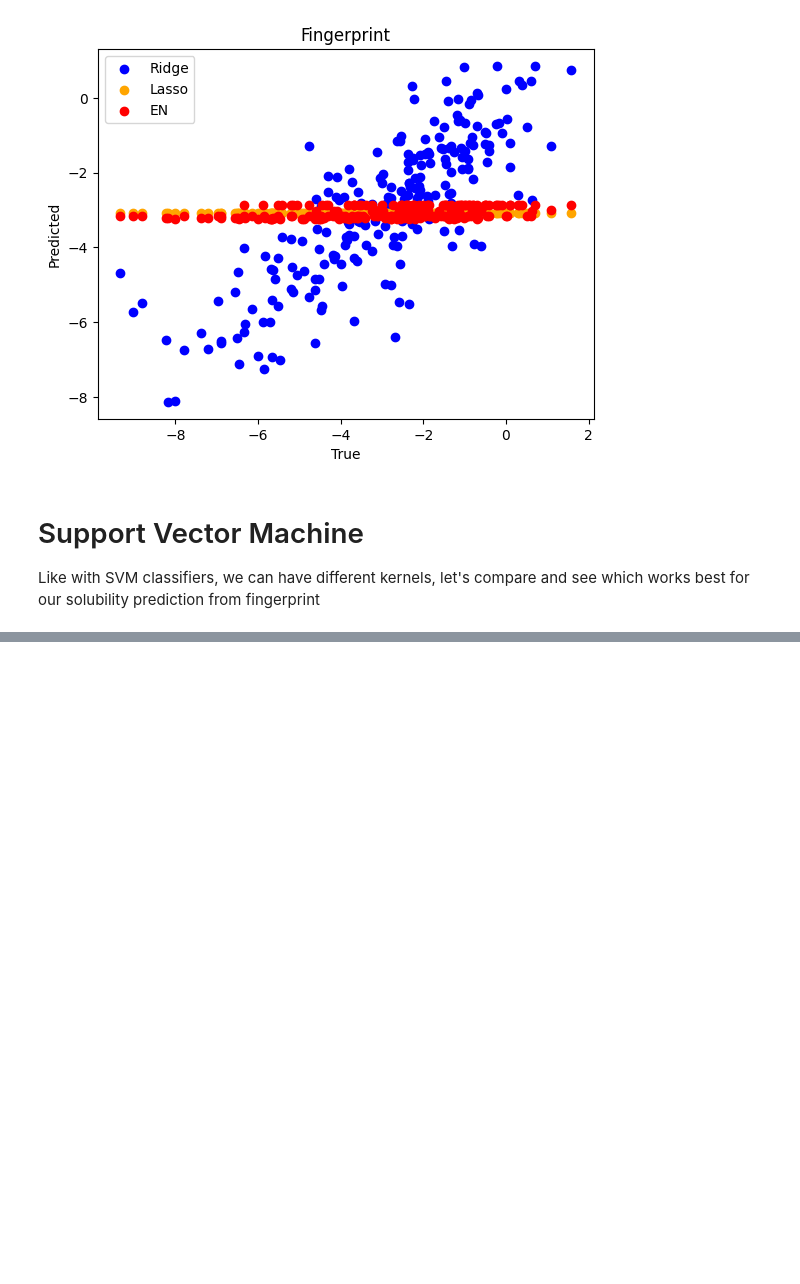
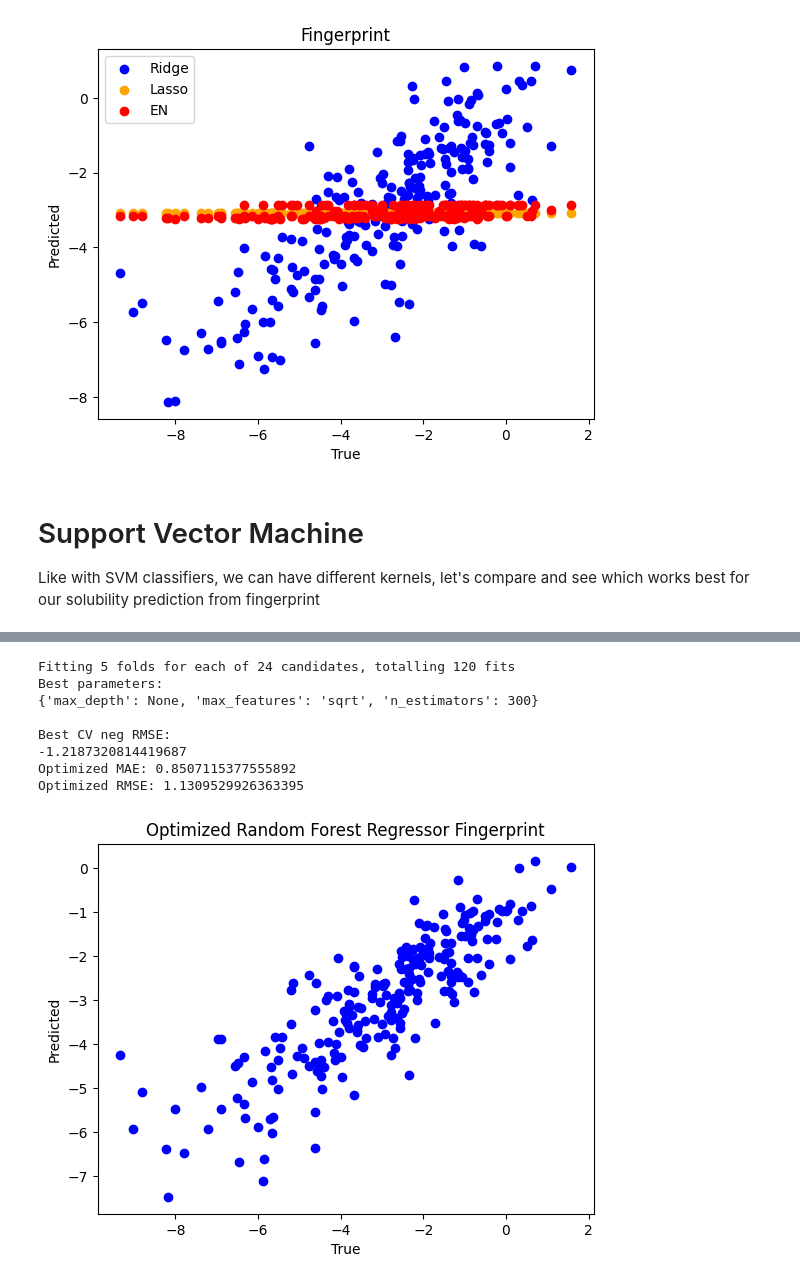
Before and after one commit to aswalker-lab/AIChemBiochem, a Jupyter notebook: 4_Regression/Regression for Chemistry.ipynb, the cells around one changed output, grey strips where cells are left out. Drawn from its saved outputs; the diff is of its cells as text; code cells hidden in the pictures; blank space fills up the shorter version.

```diff
--- a/4_Regression/Regression for Chemistry.ipynb
+++ b/4_Regression/Regression for Chemistry.ipynb
@@ -272,0 +295,70 @@ Try writing a grid search to optimize the SVM with the best performing kernel by
+# %%
+from sklearn.model_selection import GridSearchCV, StratifiedKFold
+from sklearn.metrics import classification_report, roc_auc_score
+
+#recreate the random forest regressor without any hyperparameters set
+random_forest_regressor = RandomForestRegressor(
+    random_state=42,
+    n_jobs=-1
+)
+
+#define the grid of parameters you want to test the combinations of
+param_grid = {
+    "n_estimators": [100, 300, 500],
+    "max_depth": [None, 5, 10, 20],
+    "max_features": ["sqrt", "log2"],
+}
+
+
+#set up the grid,we need to give it our classifier, our grid, scoring, and cross validation method
+grid = GridSearchCV(
+    estimator=random_forest_regressor,
+    param_grid=param_grid,
+    scoring={
+        "neg_root_mean_squared_error": "neg_root_mean_squared_error",
+        "neg_mean_absolute_error": "neg_mean_absolute_error"
+    },
+    refit="neg_root_mean_squared_error",      # refit best model based on RMSE
+    cv=5,
+    n_jobs=-1,
+    verbose=2
+)
+
+grid.fit(np.stack(train_df["fp"].values), train_df["measured log(solubility:mol/L)"])
+
+# best model
+print("Best parameters:")
+print(grid.best_params_)
+
+print("\nBest CV neg RMSE:")
+print(grid.best_score_)
+
+best_model = grid.best_estimator_
+
+#evaluate on test data
+y_pred = best_model.predict(np.stack(test_df["fp"].values))
+
+#MAE metric
+print("Optimized MAE: " + str(mean_absolute_error(test_df["measured log(solubility:mol/L)"],y_pred)))
+print("Optimized RMSE: " + str(root_mean_squared_error(test_df["measured log(solubility:mol/L)"],y_pred)))
+#plot
+plt.scatter(test_df["measured log(solubility:mol/L)"],y_pred,color='blue')
+
+
+# Add labels and title
+plt.xlabel('True')
+plt.ylabel('Predicted')
+plt.title('Optimized Random Forest Regressor Fingerprint')
+
+# Display the plot
+plt.show()
+# %% [output]
+Fitting 5 folds for each of 24 candidates, totalling 120 fits
+Best parameters:
+{'max_depth': None, 'max_features': 'sqrt', 'n_estimators': 300}
+
+Best CV neg RMSE:
+-1.2187320814419687
+Optimized MAE: 0.8507115377555892
+Optimized RMSE: 1.1309529926363395
+[figure, added]
```
Also changed, not shown: parts of 9 cells of this notebook.
